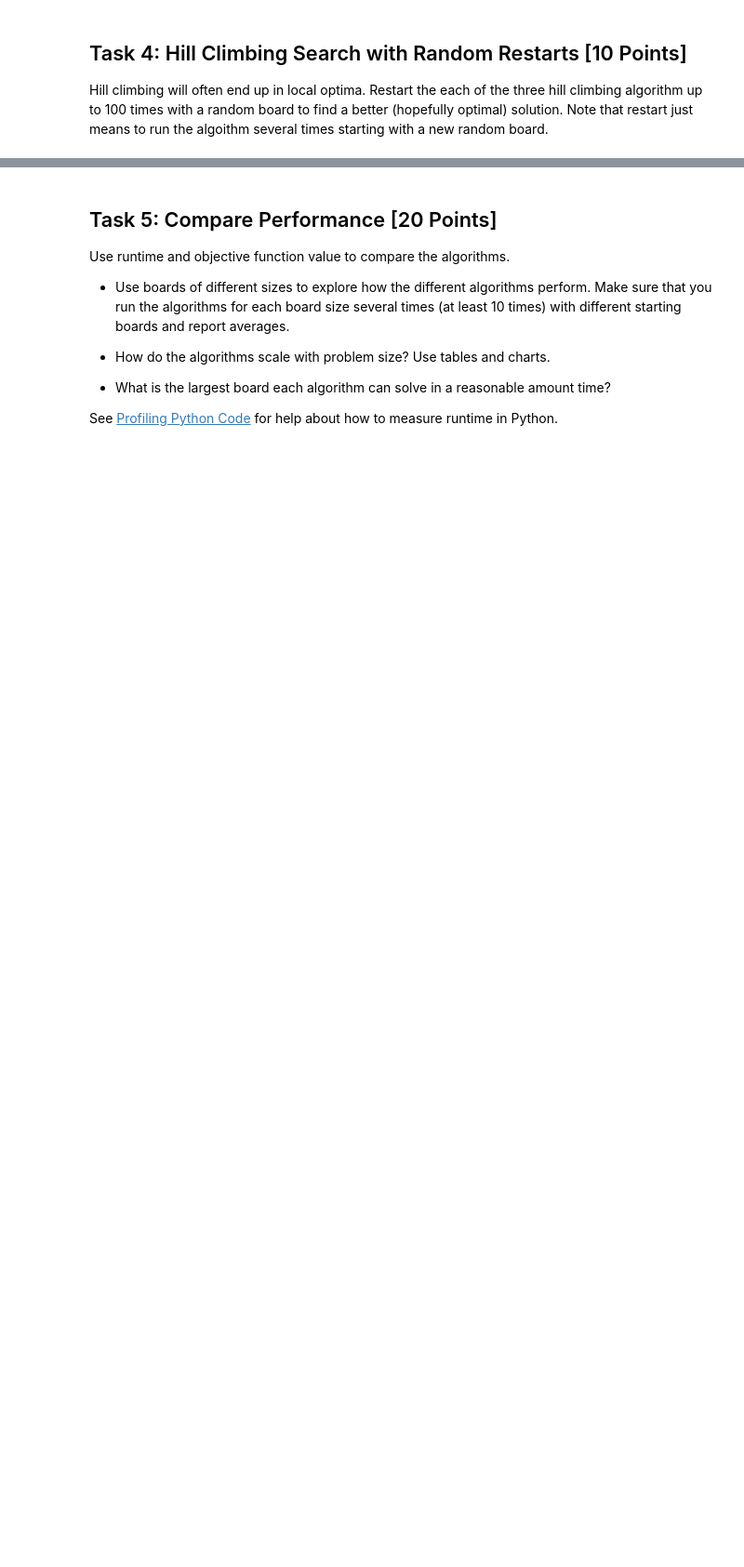
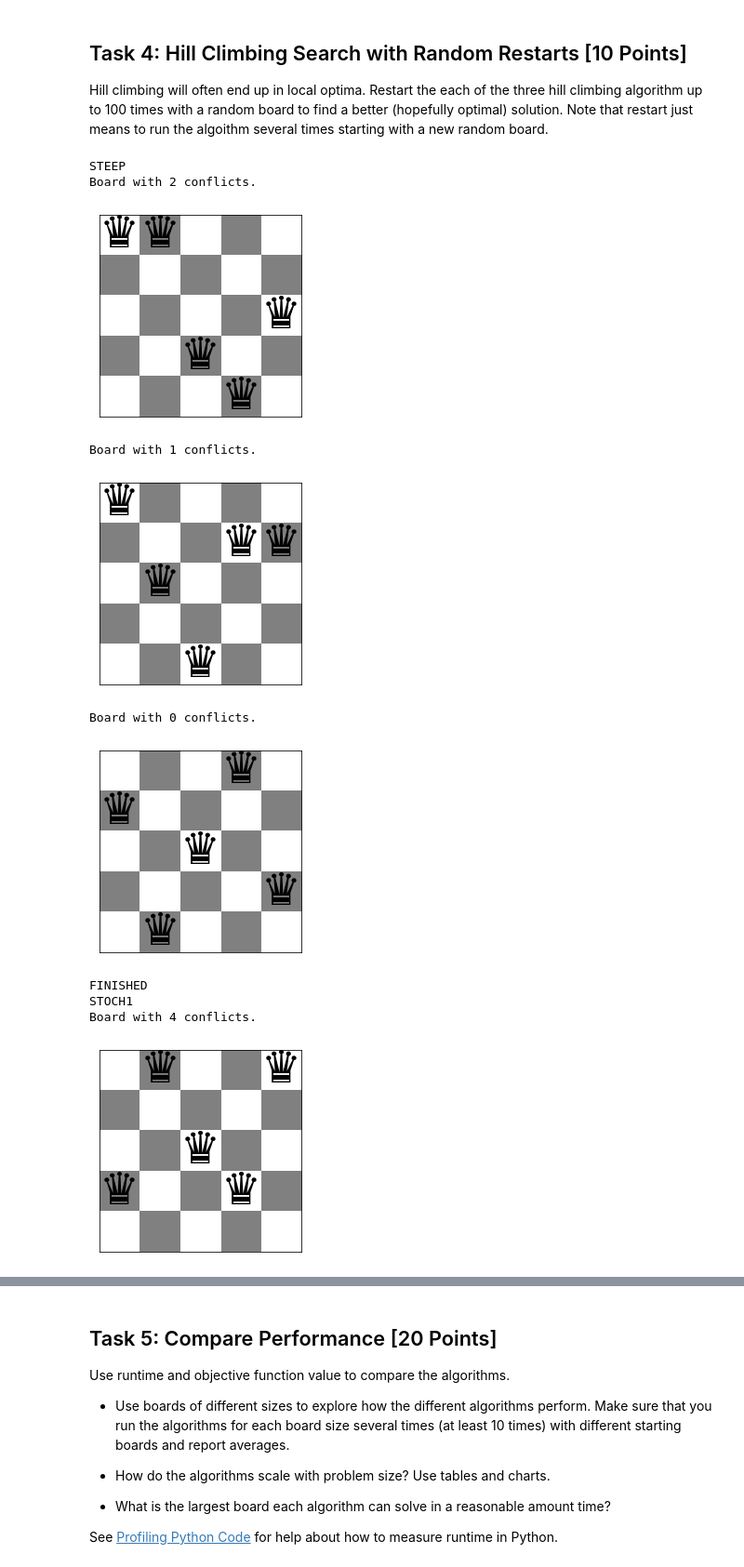
Before and after one commit to wyattsaltzman/CS7320-AI, a Jupyter notebook: Local_Search/n_queens.ipynb, the cells around one changed output, grey strips where cells are left out. Shown at 93% size. Drawn from its saved outputs; the diff is of its cells as text; code cells hidden in the pictures; blank space fills up the shorter version.

```diff
--- a/Local_Search/n_queens.ipynb
+++ b/Local_Search/n_queens.ipynb
@@ -192,3 +178,0 @@ array([4, 1, 3, 0, 2])
-# %%
-board = random_board(30)
-conflicts(board)
@@ -263,16 +230,3 @@ A popular version of stochastic hill climbing generates only a single random loc
 __Notes:__
 
 * Detecting local optima is tricky! You can, for example, stop if you were not able to improve the objective function during the last $x$ tries.
-# %%
-# Code and description go here
-def stochastic2(size):
-    board = random_board(size)
-    least_conflicts = conflicts(board)
-    while True:
-        next = random_move(board).copy()
-        curr_conflicts = conflicts(next)
-        if curr_conflicts < least_conflicts:
-            least_conflicts = curr_conflicts
-        elif curr_conflicts >= least_conflicts: return next
-        board = next.copy()
-stochastic(10)
@@ -327,0 +275,55 @@ Hill climbing will often end up in local optima. Restart the each of the three h
+# %%
+# runs each of the 3 algorithms 100 times or until the ideal situation is found
+def random_restarts(size):
+    # first the steepeset algorithm
+    best_board = steep(size).copy()
+    print('STEEP')
+    show_board(best_board)
+    for i in range(100):
+        s_new = steep(size).copy()
+        if conflicts(s_new) < conflicts(best_board):
+            show_board(s_new)
+            best_board = s_new.copy()
+        if conflicts(best_board) == 0:
+            print("FINISHED")
+            break
+    # next the 1st stochastic algorithm
+    best_board = stochastic(size).copy()
+    print("STOCH1")
+    show_board(best_board)
+    for i in range(100):
+        stoch_new = stochastic(size).copy()
+        new = conflicts(stoch_new)
+        best = conflicts(best_board)
+        if new < best:
+            show_board(stoch_new)
+            best_board = stoch_new.copy()
+        if conflicts(best_board) == 0:
+            print('FINISHED')
+            break
+    # finally the 2nd stochastic algorithm
+    print("STOCH2")
+    old = stochastic2(size).copy()
+    best_board = old.copy()
+    show_board(old)
+    for i in range(100):
+        new = stochastic2(size).copy()
+        if conflicts(new) < conflicts(best_board):
+            show_board(new)
+            best_board = new.copy()
+        if conflicts(best_board) == 0:
+            print('Finished')
+            break
+test = random_restarts(5)
+# %% [output]
+STEEP
+Board with 2 conflicts.
+[figure, added]
+Board with 1 conflicts.
+[figure, added]
+Board with 0 conflicts.
+[figure, added]
+FINISHED
+STOCH1
+Board with 4 conflicts.
+[figure, added]
```
Also changed, not shown: parts of 21 cells of this notebook, 1 other file.
